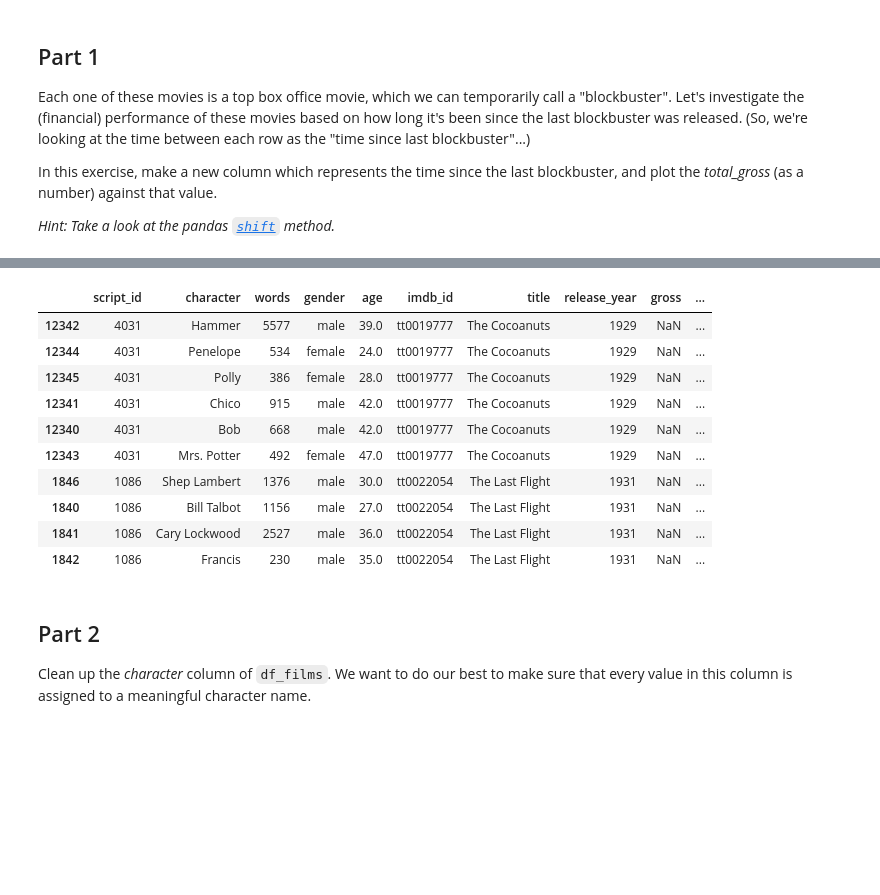
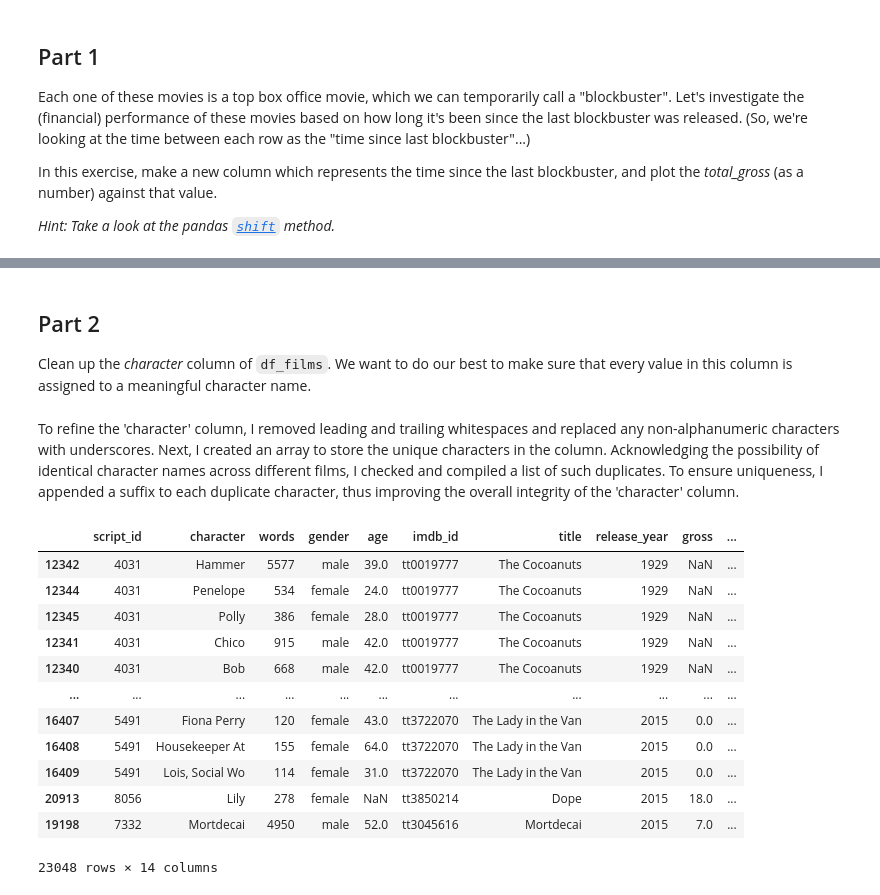
Before and after one commit to lasyanavoor286/Informatics-GITstuff, a Jupyter notebook: i501/lab_4-2.ipynb, the cells around one changed output, grey strips where cells are left out. Saved outputs shown, nothing was run; the diff lists cells and outputs as text; code cells hidden in the pictures; blank space fills up the shorter version.

```diff
--- a/i501/lab_4-2.ipynb
+++ b/i501/lab_4-2.ipynb
@@ -859,22 +859,10 @@ plt.ylabel('Total Gross')
 plt.show()
 # %% [output]
 [drawing not drawn]
-# %%
-df_films.head(10)
-# %% [output]
-|  | script_id | character | words | gender | age | imdb_id | title | release_year | gross | ... |
-| 12342 | 4031 | Hammer | 5577 | male | 39.0 | tt0019777 | The Cocoanuts | 1929 | NaN | ... |
-| 12344 | 4031 | Penelope | 534 | female | 24.0 | tt0019777 | The Cocoanuts | 1929 | NaN | ... |
-| 12345 | 4031 | Polly | 386 | female | 28.0 | tt0019777 | The Cocoanuts | 1929 | NaN | ... |
-| 12341 | 4031 | Chico | 915 | male | 42.0 | tt0019777 | The Cocoanuts | 1929 | NaN | ... |
-| 12340 | 4031 | Bob | 668 | male | 42.0 | tt0019777 | The Cocoanuts | 1929 | NaN | ... |
-| 12343 | 4031 | Mrs. Potter | 492 | female | 47.0 | tt0019777 | The Cocoanuts | 1929 | NaN | ... |
-| 1846 | 1086 | Shep Lambert | 1376 | male | 30.0 | tt0022054 | The Last Flight | 1931 | NaN | ... |
-| 1840 | 1086 | Bill Talbot | 1156 | male | 27.0 | tt0022054 | The Last Flight | 1931 | NaN | ... |
-| 1841 | 1086 | Cary Lockwood | 2527 | male | 36.0 | tt0022054 | The Last Flight | 1931 | NaN | ... |
-| 1842 | 1086 | Francis | 230 | male | 35.0 | tt0022054 | The Last Flight | 1931 | NaN | ... |
 # %% [markdown]
 ## Part 2
 
 Clean up the *character* column of `df_films`. We want to do our best to make sure that every value in this column is assigned to a meaningful character name.
+# %% [markdown]
+To refine the 'character' column, I removed leading and trailing whitespaces and replaced any non-alphanumeric characters with underscores. Next, I created an array to store the unique characters in the column. Acknowledging the possibility of identical character names across different films, I checked and compiled a list of such duplicates. To ensure uniqueness, I appended a suffix to each duplicate character, thus improving the overall integrity of the 'character' column.
 # %%
@@ -918,0 +879,16 @@ df_films = df_films.reset_index(drop=True)
+# %%
+df_films
+# %% [output]
+|  | script_id | character | words | gender | age | imdb_id | title | release_year | gross | ... |
+| 12342 | 4031 | Hammer | 5577 | male | 39.0 | tt0019777 | The Cocoanuts | 1929 | NaN | ... |
+| 12344 | 4031 | Penelope | 534 | female | 24.0 | tt0019777 | The Cocoanuts | 1929 | NaN | ... |
+| 12345 | 4031 | Polly | 386 | female | 28.0 | tt0019777 | The Cocoanuts | 1929 | NaN | ... |
+| 12341 | 4031 | Chico | 915 | male | 42.0 | tt0019777 | The Cocoanuts | 1929 | NaN | ... |
+| 12340 | 4031 | Bob | 668 | male | 42.0 | tt0019777 | The Cocoanuts | 1929 | NaN | ... |
+| ... | ... | ... | ... | ... | ... | ... | ... | ... | ... | ... |
+| 16407 | 5491 | Fiona Perry | 120 | female | 43.0 | tt3722070 | The Lady in the Van | 2015 | 0.0 | ... |
+| 16408 | 5491 | Housekeeper At | 155 | female | 64.0 | tt3722070 | The Lady in the Van | 2015 | 0.0 | ... |
+| 16409 | 5491 | Lois, Social Wo | 114 | female | 31.0 | tt3722070 | The Lady in the Van | 2015 | 0.0 | ... |
+| 20913 | 8056 | Lily | 278 | female | NaN | tt3850214 | Dope | 2015 | 18.0 | ... |
+| 19198 | 7332 | Mortdecai | 4950 | male | 52.0 | tt3045616 | Mortdecai | 2015 | 7.0 | ... |
+23048 rows × 14 columns
```
Also changed, not shown: parts of 6 cells of this notebook.
